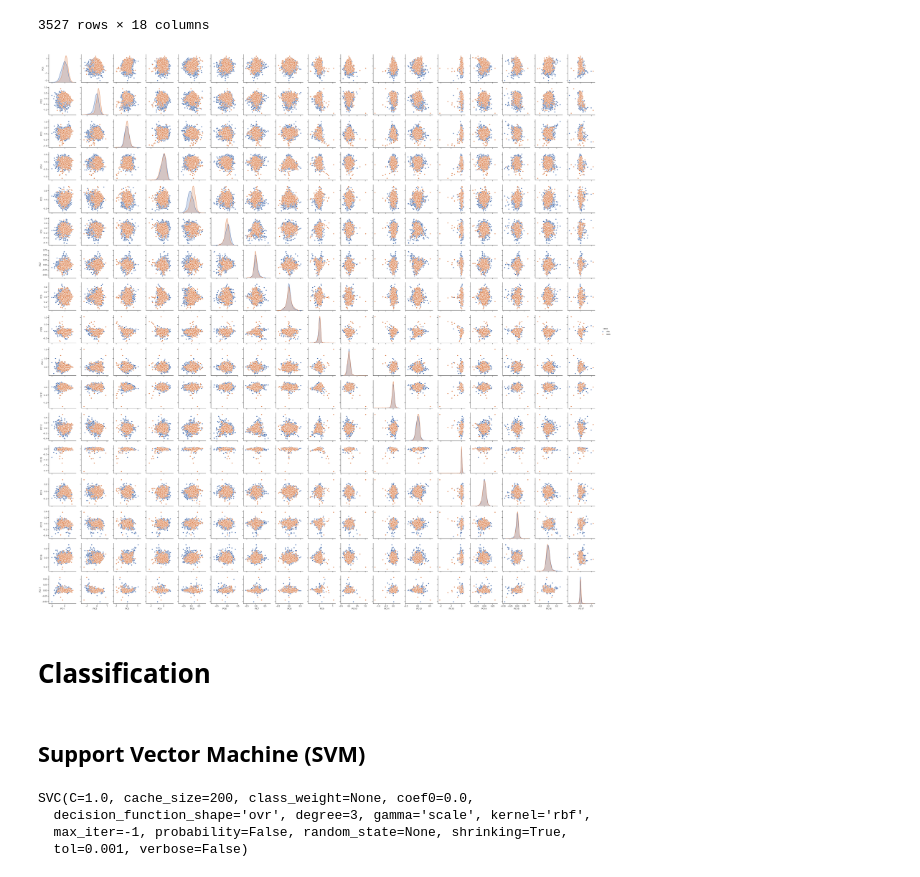
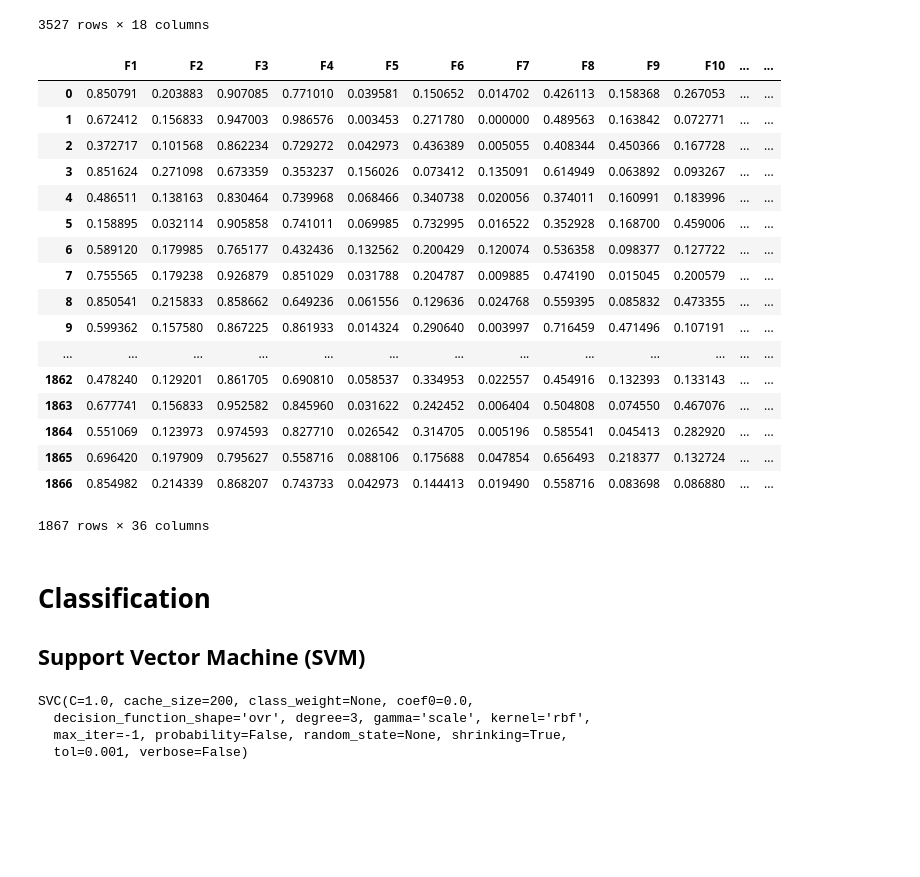
Before and after one commit to ansel-z/CX4240-Cancer-Cell-Classfication-Project, a Jupyter notebook: Classification of ALL.ipynb, the cells around one changed output. Cells and saved outputs as stored; diff of their text form; code cells hidden in the pictures; blank space fills up the shorter version.

```diff
--- a/Classification of ALL.ipynb
+++ b/Classification of ALL.ipynb
@@ -277,18 +290,23 @@ def get_contour_signature(image, cnt, cx, cy):
 #F3 form factor
 F3_all = get_form_factor(F1_all, F2_all)
 F3_hem = get_form_factor(F1_hem, F2_hem)
+F3_t = get_form_factor(F1_t, F2_t)
 #F4 roundness
 F4_all = get_roundness(F1_all, ALL_0_major_d)
 F4_hem = get_roundness(F1_hem, hem_0_major_d)
+F4_t = get_roundness(F1_t, test_major_d)
 #F5 diameter ratio
 F5_all = get_diameter_ratio(ALL_0_major_d, ALL_0_minor_d)
 F5_hem = get_diameter_ratio(hem_0_major_d, hem_0_minor_d)
+F5_t = get_diameter_ratio(test_major_d, test_minor_d)
 #F6 compactness
 F6_all = get_compactness(F1_all, ALL_0_major_d)
 F6_hem = get_compactness(F1_hem, hem_0_major_d)
+F6_t = get_compactness(F1_t, test_major_d)
 #F7-F9 variance, skewness, kurtosis (boundary roughness)
 F7_all, F8_all, F9_all = get_contour_signature(ALL_0_binary, ALL_0_cnt, ALL_0_cx, ALL_0_cy)
 F7_hem, F8_hem, F9_hem = get_contour_signature(hem_0_binary, hem_0_cnt, hem_0_cx, hem_0_cy)
+F7_t, F8_t, F9_t = get_contour_signature(test_binary, test_cnt, test_cx, test_cy)
 # %% [markdown]
 ## Texture features extraction
 # %%
@@ -350,13 +368,16 @@ def Haar_wavelet(img):
 #new images for texture feature extraction
 ALL_0_texture = crop_image(ALL_0_gray, ALL_0_cx, ALL_0_cy)
 hem_0_texture = crop_image(hem_0_gray, hem_0_cx, hem_0_cy)
+test_texture = crop_image(test_gray, test_cx, test_cy)
 
 #F10-F22
 Haralick_all = Haralick(ALL_0_texture)
 Haralick_hem = Haralick(hem_0_texture)
+F10_F22_t = Haralick(test_texture)
 #F23-30
 Haar_wavelet_all = Haar_wavelet(ALL_0_texture)
 Haar_wavelet_hem = Haar_wavelet(hem_0_texture)
+F23_F30_t = Haar_wavelet(test_texture)
 # %% [markdown]
 ## Color feature extraction
 # %%
@@ -445,3 +474,12 @@ Shape of data: (3527, 36)
 # Feature standardization
 data = MinMaxScaler().fit_transform(data)
 #data = StandardScaler().fit_transform(data)
+# %%
+# comnine all features for test data
+test_data1 = np.stack((F1_t,F2_t,F3_t,F4_t,F5_t,F6_t,F7_t,F8_t,F9_t), axis=1)
+test_data3 = np.stack((F31_t,F32_t,F33_t,F34_t,F35_t,F36_t), axis=1)
+test_data = np.concatenate((test_data1,F10_F22_t,F23_F30_t,test_data3), axis=1)
+print('Shape of test data:', np.shape(test_data))
+
+# Feature standardization
+test_data = MinMaxScaler().fit_transform(test_data)
@@ -540,11 +575,35 @@ data_df
 | 3525 | hem | -0.093178 | -0.193679 | -0.182496 | -0.165584 | 0.079175 | 0.224732 | 0.014049 | -0.172481 | -0.038018 | 0.149532 | ... |
 | 3526 | hem | -0.491078 | 0.118514 | 0.049945 | -0.183764 | 0.073687 | 0.091679 | -0.057354 | -0.056559 | -0.044219 | -0.046504 | ... |
 3527 rows × 18 columns
+# %%
+# Conversion of data from numpy array to dataframe
+test_data_df = pd.DataFrame.from_records(test_data)
+test_data_df.columns = tuple('F'+str(num+1) for num in range(np.size(test_data[1])))
+test_data_df
+# %% [output]
+|  | F1 | F2 | F3 | F4 | F5 | F6 | F7 | F8 | F9 | F10 | ... | ... |
+| 0 | 0.850791 | 0.203883 | 0.907085 | 0.771010 | 0.039581 | 0.150652 | 0.014702 | 0.426113 | 0.158368 | 0.267053 | ... | ... |
+| 1 | 0.672412 | 0.156833 | 0.947003 | 0.986576 | 0.003453 | 0.271780 | 0.000000 | 0.489563 | 0.163842 | 0.072771 | ... | ... |
+| 2 | 0.372717 | 0.101568 | 0.862234 | 0.729272 | 0.042973 | 0.436389 | 0.005055 | 0.408344 | 0.450366 | 0.167728 | ... | ... |
+| 3 | 0.851624 | 0.271098 | 0.673359 | 0.353237 | 0.156026 | 0.073412 | 0.135091 | 0.614949 | 0.063892 | 0.093267 | ... | ... |
+| 4 | 0.486511 | 0.138163 | 0.830464 | 0.739968 | 0.068466 | 0.340738 | 0.020056 | 0.374011 | 0.160991 | 0.183996 | ... | ... |
+| 5 | 0.158895 | 0.032114 | 0.905858 | 0.741011 | 0.069985 | 0.732995 | 0.016522 | 0.352928 | 0.168700 | 0.459006 | ... | ... |
+| 6 | 0.589120 | 0.179985 | 0.765177 | 0.432436 | 0.132562 | 0.200429 | 0.120074 | 0.536358 | 0.098377 | 0.127722 | ... | ... |
+| 7 | 0.755565 | 0.179238 | 0.926879 | 0.851029 | 0.031788 | 0.204787 | 0.009885 | 0.474190 | 0.015045 | 0.200579 | ... | ... |
+| 8 | 0.850541 | 0.215833 | 0.858662 | 0.649236 | 0.061556 | 0.129636 | 0.024768 | 0.559395 | 0.085832 | 0.473355 | ... | ... |
+| 9 | 0.599362 | 0.157580 | 0.867225 | 0.861933 | 0.014324 | 0.290640 | 0.003997 | 0.716459 | 0.471496 | 0.107191 | ... | ... |
+| ... | ... | ... | ... | ... | ... | ... | ... | ... | ... | ... | ... | ... |
+| 1862 | 0.478240 | 0.129201 | 0.861705 | 0.690810 | 0.058537 | 0.334953 | 0.022557 | 0.454916 | 0.132393 | 0.133143 | ... | ... |
+| 1863 | 0.677741 | 0.156833 | 0.952582 | 0.845960 | 0.031622 | 0.242452 | 0.006404 | 0.504808 | 0.074550 | 0.467076 | ... | ... |
+| 1864 | 0.551069 | 0.123973 | 0.974593 | 0.827710 | 0.026542 | 0.314705 | 0.005196 | 0.585541 | 0.045413 | 0.282920 | ... | ... |
+| 1865 | 0.696420 | 0.197909 | 0.795627 | 0.558716 | 0.088106 | 0.175688 | 0.047854 | 0.656493 | 0.218377 | 0.132724 | ... | ... |
+| 1866 | 0.854982 | 0.214339 | 0.868207 | 0.743733 | 0.042973 | 0.144413 | 0.019490 | 0.558716 | 0.083698 | 0.086880 | ... | ... |
+1867 rows × 36 columns
 # %%
-# Feature visualization
-sns.set(style="ticks", color_codes=True)
-g = sns.pairplot(data_df, hue="Class")
+# data visualization
+#sns.set(style="ticks", color_codes=True)
+#g = sns.pairplot(data_df, hue="Class")
-# %% [output]
-[figure, removed]
 # %% [markdown]
 # Classification
+
+## Support Vector Machine (SVM)
@@ -553,5 +610,3 @@ g = sns.pairplot(data_df, hue="Class")
-# %% [markdown]
-## Support Vector Machine (SVM)
 # %%
 #SVM
 clf = svm.SVC(gamma='scale')
```
Also changed, not shown: parts of 12 cells of this notebook.
